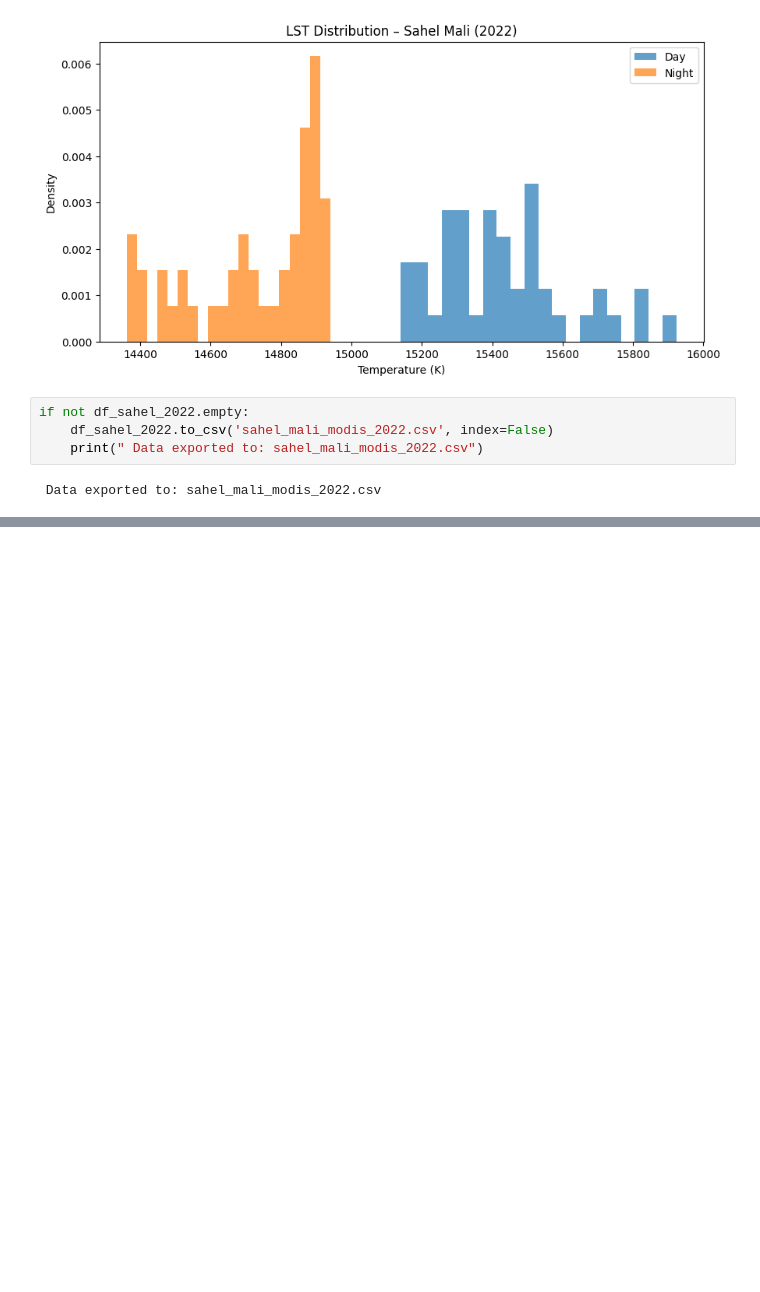
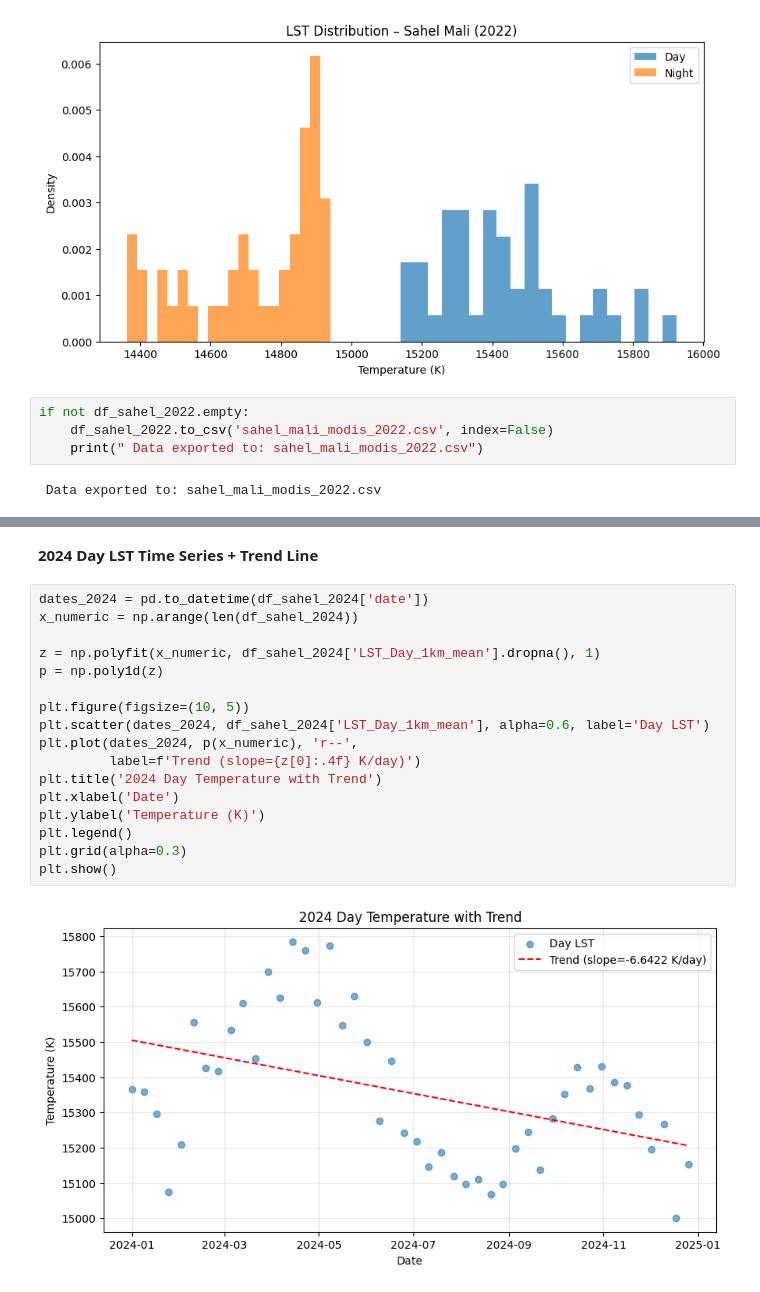
Before and after one commit to Amzilynn/Geoepidemiology-Profiling, a Jupyter notebook: Geoepidemiology_Profiling.ipynb, the cells around one changed output, grey strips where cells are left out. Saved outputs shown, nothing was run; the diff lists cells and outputs as text; blank space fills up the shorter version.

```diff
--- a/Geoepidemiology_Profiling.ipynb
+++ b/Geoepidemiology_Profiling.ipynb
@@ -923,0 +1100,21 @@ if not df_sahel_2022.empty:
+# %% [markdown]
+**2024 Day LST Time Series + Trend Line**
+# %%
+dates_2024 = pd.to_datetime(df_sahel_2024['date'])
+x_numeric = np.arange(len(df_sahel_2024))
+
+z = np.polyfit(x_numeric, df_sahel_2024['LST_Day_1km_mean'].dropna(), 1)
+p = np.poly1d(z)
+
+plt.figure(figsize=(10, 5))
+plt.scatter(dates_2024, df_sahel_2024['LST_Day_1km_mean'], alpha=0.6, label='Day LST')
+plt.plot(dates_2024, p(x_numeric), 'r--',
+         label=f'Trend (slope={z[0]:.4f} K/day)')
+plt.title('2024 Day Temperature with Trend')
+plt.xlabel('Date')
+plt.ylabel('Temperature (K)')
+plt.legend()
+plt.grid(alpha=0.3)
+plt.show()
+# %% [output]
+[figure, added]
```
Also changed, not shown: parts of 36 cells of this notebook.
